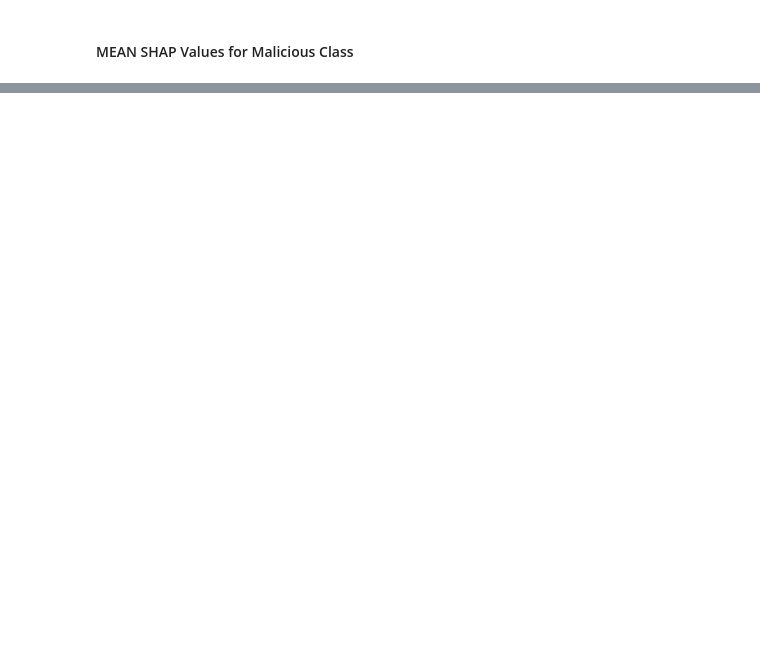
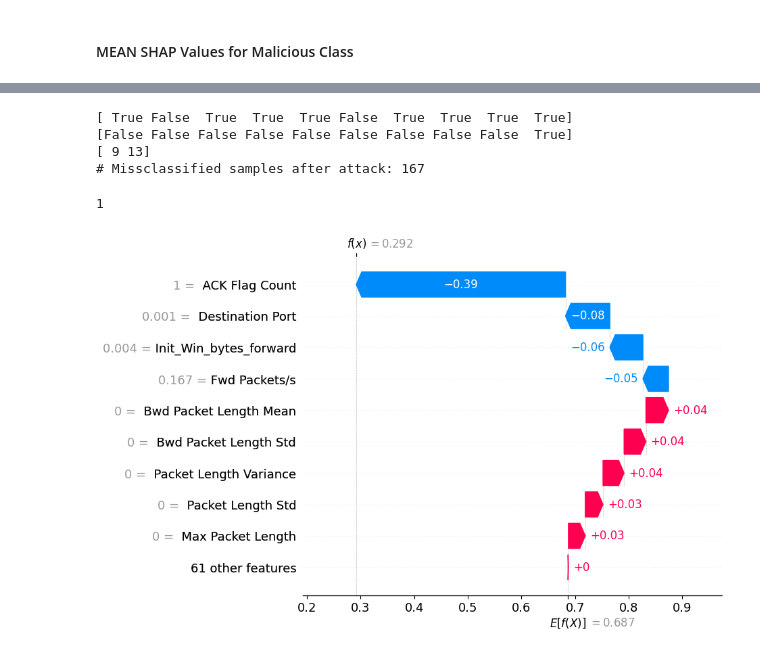
Before and after one commit to f-odc/xai-assisted-intrusion-detection, a Jupyter notebook: src/explainer.ipynb, the cells around one changed output, grey strips where cells are left out. Saved outputs shown, nothing was run; the diff lists cells and outputs as text; code cells hidden in the pictures; blank space fills up the shorter version.

Commit message:
Add adversarial explanations

```diff
--- a/src/explainer.ipynb
+++ b/src/explainer.ipynb
@@ -127,0 +132,3 @@ Benign shape values shape: (398, 70)
+# %%
+# load adversarial sample
+X_test_adv = pd.read_csv("../CICIDS2017/adversarial_samples/X_test_small_adv_fgsm.csv")
@@ -127,0 +147,5 @@ Benign shape values shape: (398, 70)
+# %%
+# convert shap values to correct format
+print(adv_shap_values.shape) # one shap value per feature per sample per class
+adv_shap_values = adv_shap_values[:, :, 0] # 1 == Benign, 0 == Malicious
+print(adv_shap_values.shape) # one shap value per feature per sample
@@ -127,0 +155,17 @@ Benign shape values shape: (398, 70)
+# %%
+y_test_np = np.array(y_test).argmin(axis=1)
+print(f"Correct Predictions: {y_test_np[:10]}")
+
+# predict samples
+print("Prediction on clean samples...")
+y_pred = model.predict(X_test)
+print("convert to binary...")
+print(y_pred.shape)
+y_pred = y_pred.argmin(axis=1) # convert to binary, 1 == benign, 0 == malicious
+print(y_pred.shape)
+print(f"Prediction: {y_pred[:10]}")
+
+print("Prediction on adversarial samples...")
+y_pred_adv = model.predict(X_test_adv)
+y_pred_adv = y_pred_adv.argmin(axis=1) # convert to binary, 1 == benign, 0 == malicious
+print(f"Prediction: {y_pred_adv[:10]}")
@@ -127,0 +183,28 @@ Benign shape values shape: (398, 70)
+# %%
+# XOR predictions to find misclassified samples
+
+# correctly classified predictions
+correct_classified_normal = y_test_np == y_pred
+print(correct_classified_normal[:10])
+
+# missclassified predictions from adversarial attacks
+misclassified_adversarial = y_test_np != y_pred_adv
+print(misclassified_adversarial[:10])
+
+# indices of samples that were correctly classified by the model, but misclassified after adversarial attacks
+misclassified_adversarial_indices = np.where(correct_classified_normal & misclassified_adversarial)[0]
+print(misclassified_adversarial_indices[:2])
+print(f"# Missclassified samples after attack: {np.size(misclassified_adversarial_indices)}")
+# %% [output]
+[ True False  True  True  True False  True  True  True  True]
+[False False False False False False False False False  True]
+[ 9 13]
+# Missclassified samples after attack: 167
+# %%
+print(y_pred_adv[misclassified_adversarial_indices][0])
+
+# plot explanations from misclassified samples
+shap.waterfall_plot(adv_shap_values[misclassified_adversarial_indices[0]])
+# %% [output]
+1
+[figure, added]
```
Also changed, not shown: parts of 16 cells of this notebook.
